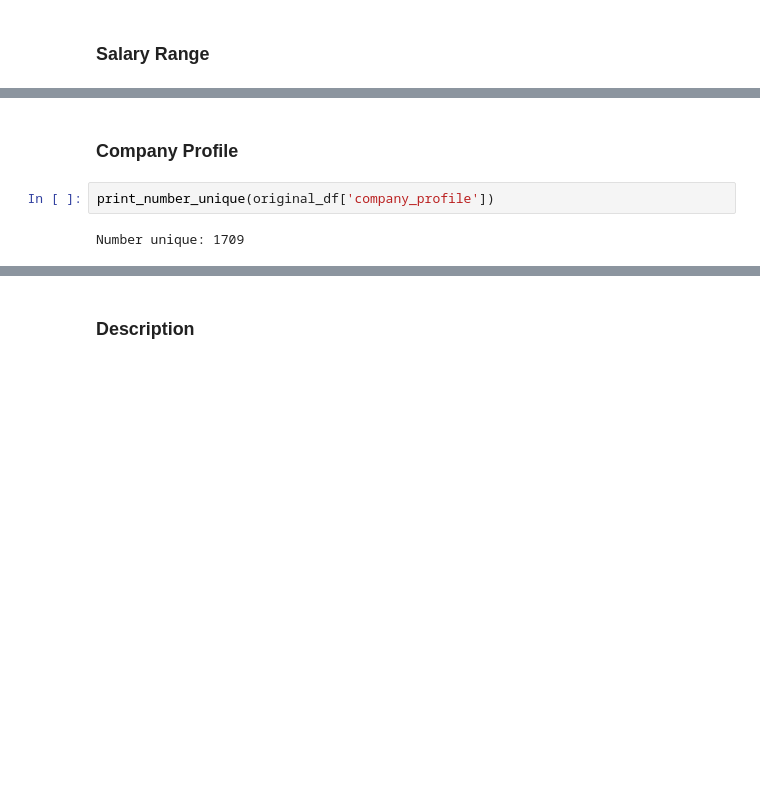
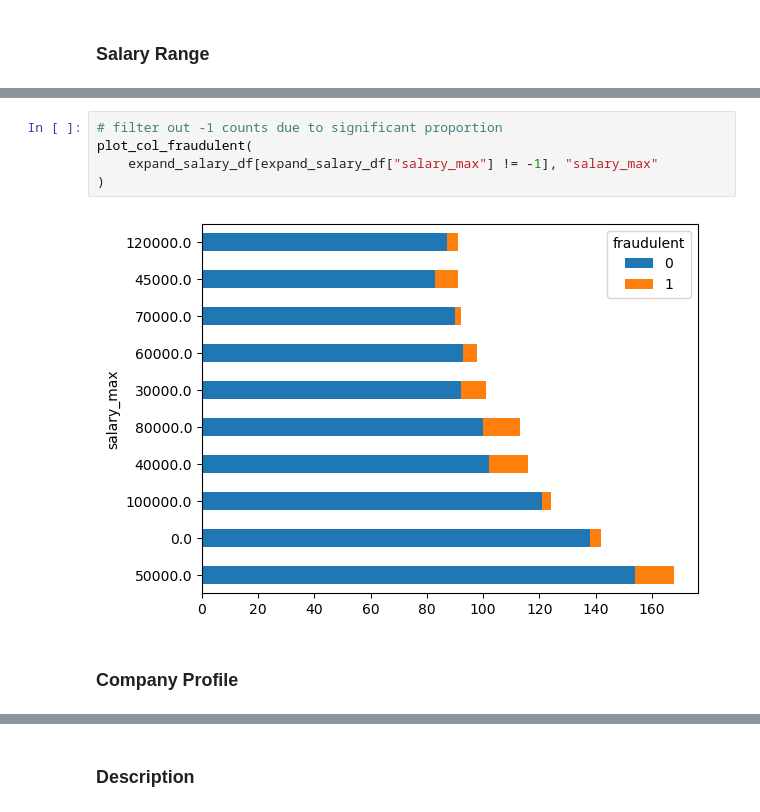
Before and after one commit to jebamania/group-project-2, a Jupyter notebook: Data Extract, Clean, Transform.ipynb, the cells around one changed output, grey strips where cells are left out. Cells and saved outputs as stored; diff of their text form; blank space fills up the shorter version.

```diff
--- a/Data Extract, Clean, Transform.ipynb
+++ b/Data Extract, Clean, Transform.ipynb
@@ -255,6 +424,9 @@ array(['0-0', '0-1', '0-1000', '0-100000', '0-110406', '0-115',
+# %%
+# filter out -1 counts due to significant proportion
+plot_col_fraudulent(
+    expand_salary_df[expand_salary_df["salary_max"] != -1], "salary_max"
+)
+# %% [output]
+[figure, added]
 # %% [markdown]
 ### Company Profile
-# %%
-print_number_unique(original_df['company_profile'])
-# %% [output]
-Number unique: 1709
```
Also changed, not shown: parts of 56 cells of this notebook, 3 other files.
